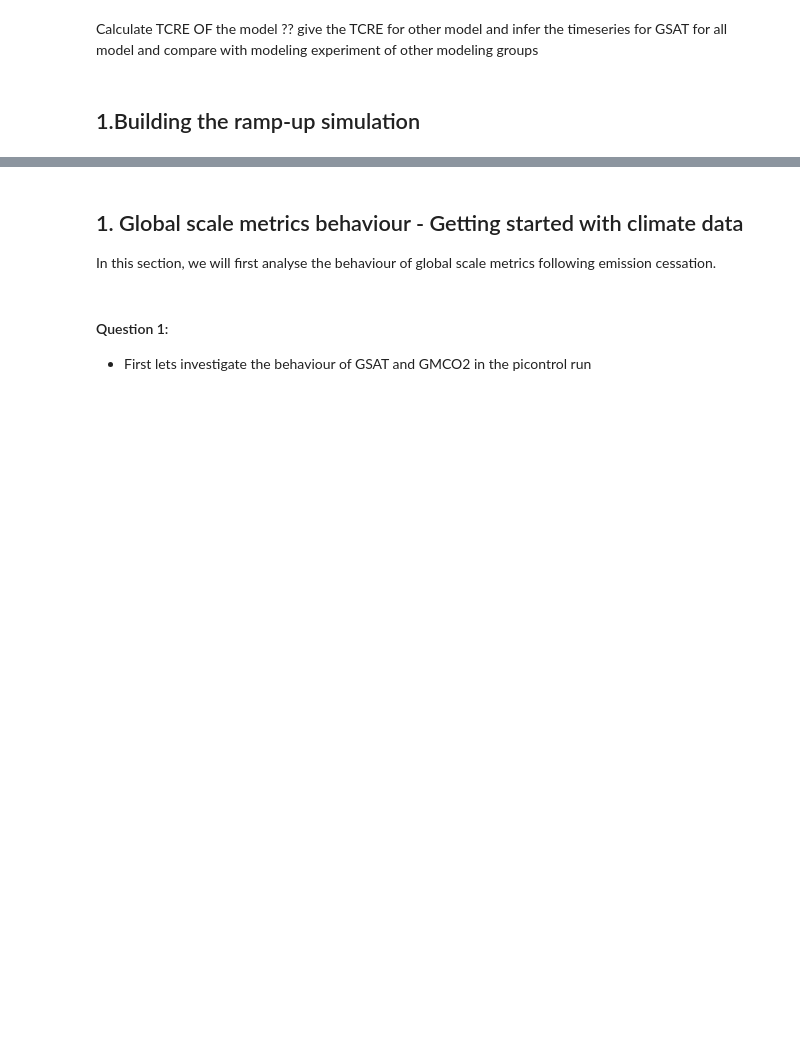
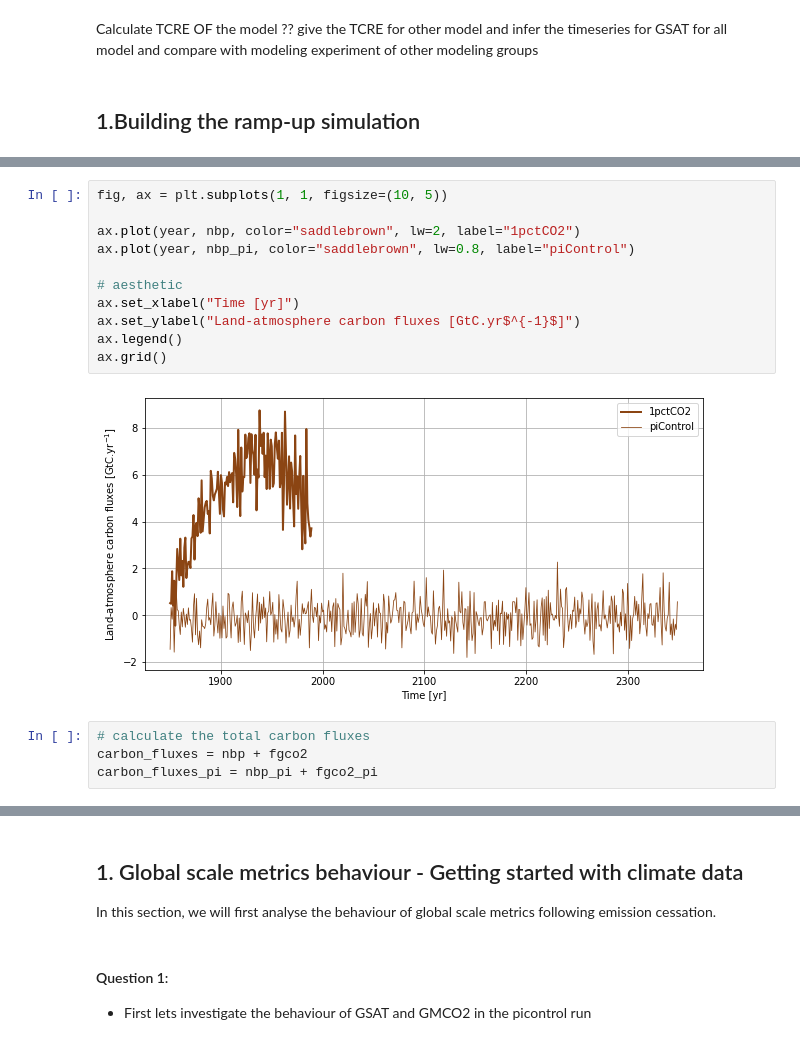
Before and after one commit to acsed-dot/TP-MSOAC-Climate_change, a Jupyter notebook: topics/3-CNRM-ESM2-2_emission_driven.ipynb, the cells around one changed output, grey strips where cells are left out. Cells and saved outputs as stored; diff of their text form; blank space fills up the shorter version.

```diff
--- a/topics/3-CNRM-ESM2-2_emission_driven.ipynb
+++ b/topics/3-CNRM-ESM2-2_emission_driven.ipynb
@@ -172,0 +275,17 @@ The aim here is to first calculate the TCRE. Transient Climate Response to Cumul
+# %%
+fig, ax = plt.subplots(1, 1, figsize=(10, 5))
+
+ax.plot(year, nbp, color="saddlebrown", lw=2, label="1pctCO2")
+ax.plot(year, nbp_pi, color="saddlebrown", lw=0.8, label="piControl")
+
+# aesthetic
+ax.set_xlabel("Time [yr]")
+ax.set_ylabel("Land-atmosphere carbon fluxes [GtC.yr$^{-1}$]")
+ax.legend()
+ax.grid()
+# %% [output]
+[figure, added]
+# %%
+# calculate the total carbon fluxes
+carbon_fluxes = nbp + fgco2
+carbon_fluxes_pi = nbp_pi + fgco2_pi
```
Also changed, not shown: parts of 29 cells of this notebook, 6 other files.
